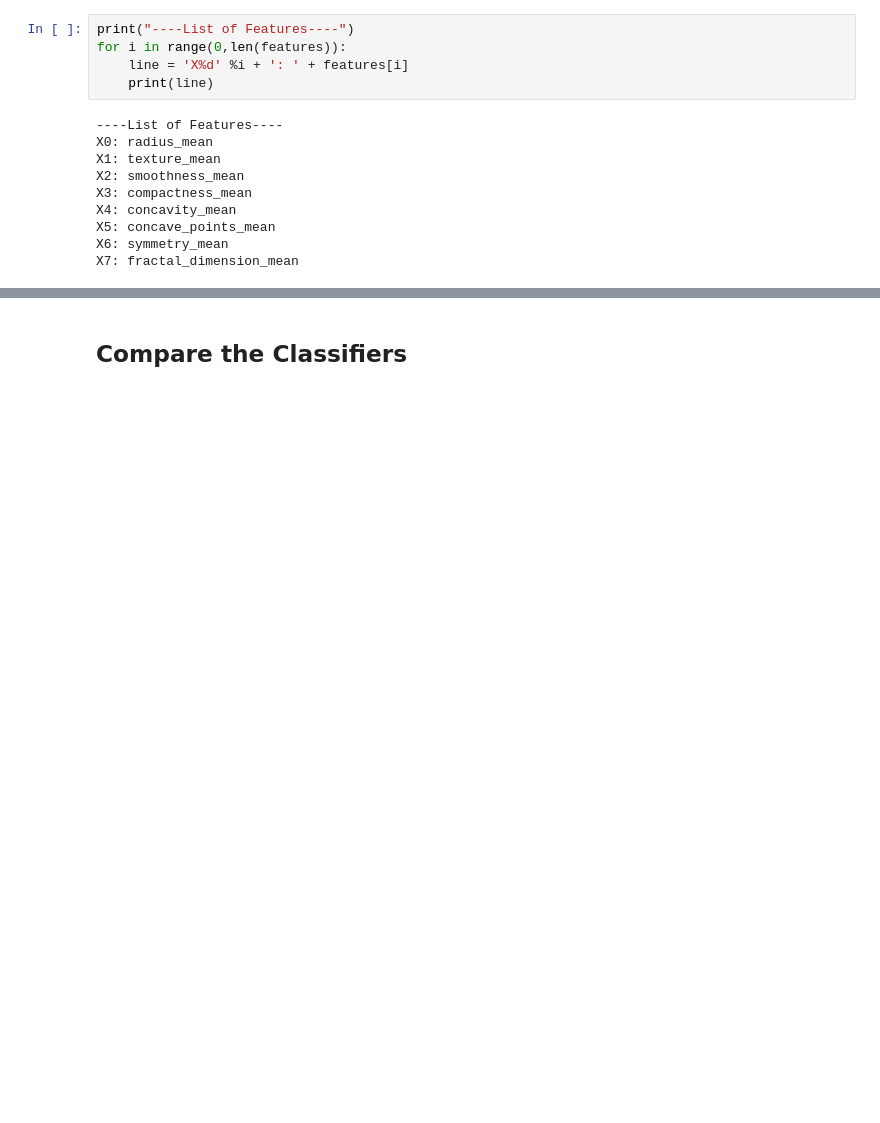
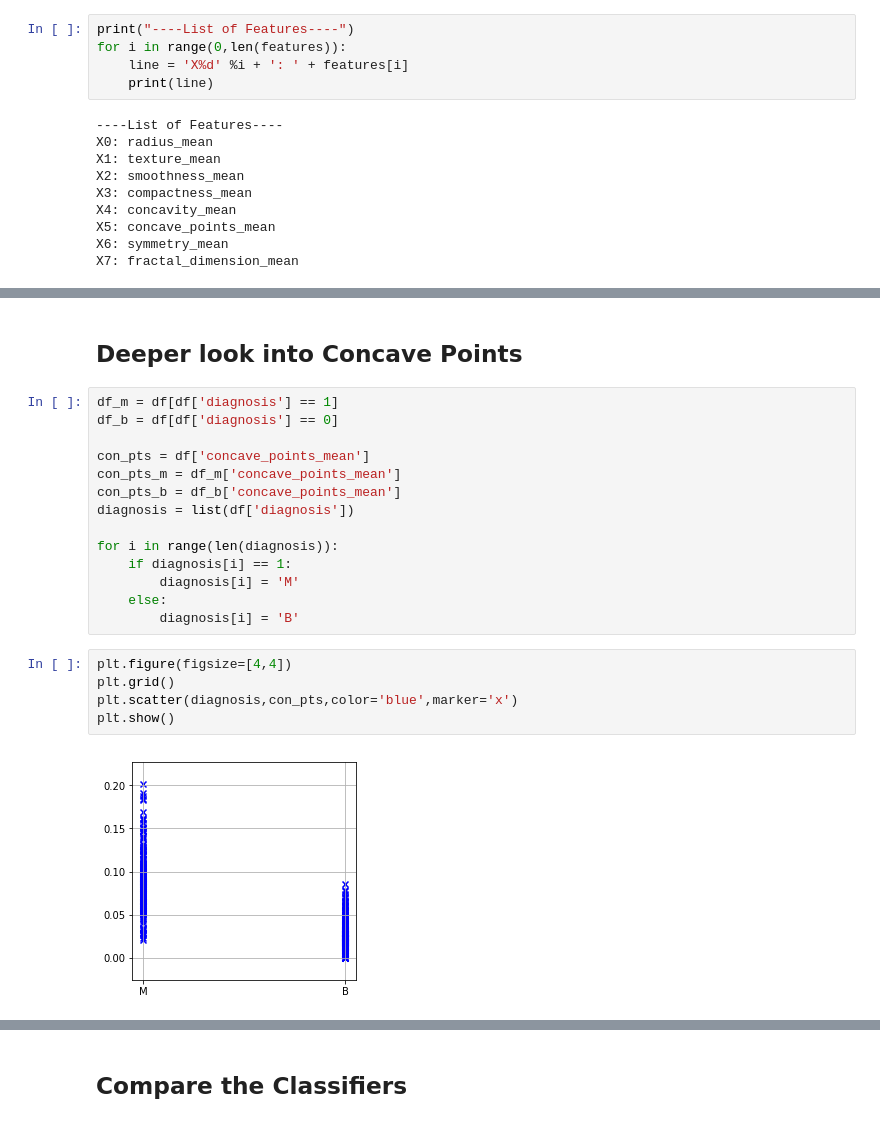
Before and after one commit to rrasheed/Breast-Cancer-Diagnosis, a Jupyter notebook: Breast_Cancer_Classification.ipynb, the cells around one changed output, grey strips where cells are left out. Saved outputs shown, nothing was run; the diff lists cells and outputs as text; blank space fills up the shorter version.

```diff
--- a/Breast_Cancer_Classification.ipynb
+++ b/Breast_Cancer_Classification.ipynb
@@ -503,3 +525,26 @@ X7: fractal_dimension_mean
 # %% [markdown]
 <break>
 <break>
+# %% [markdown]
+## Deeper look into Concave Points
+# %%
+df_m = df[df['diagnosis'] == 1]
+df_b = df[df['diagnosis'] == 0]
+
+con_pts = df['concave_points_mean']
+con_pts_m = df_m['concave_points_mean']
+con_pts_b = df_b['concave_points_mean']
+diagnosis = list(df['diagnosis'])
+
+for i in range(len(diagnosis)):
+    if diagnosis[i] == 1:
+        diagnosis[i] = 'M'
+    else:
+        diagnosis[i] = 'B'
+# %%
+plt.figure(figsize=[4,4])
+plt.grid()
+plt.scatter(diagnosis,con_pts,color='blue',marker='x')
+plt.show()
+# %% [output]
+[figure, added]
```
Also changed, not shown: parts of 18 cells of this notebook.
